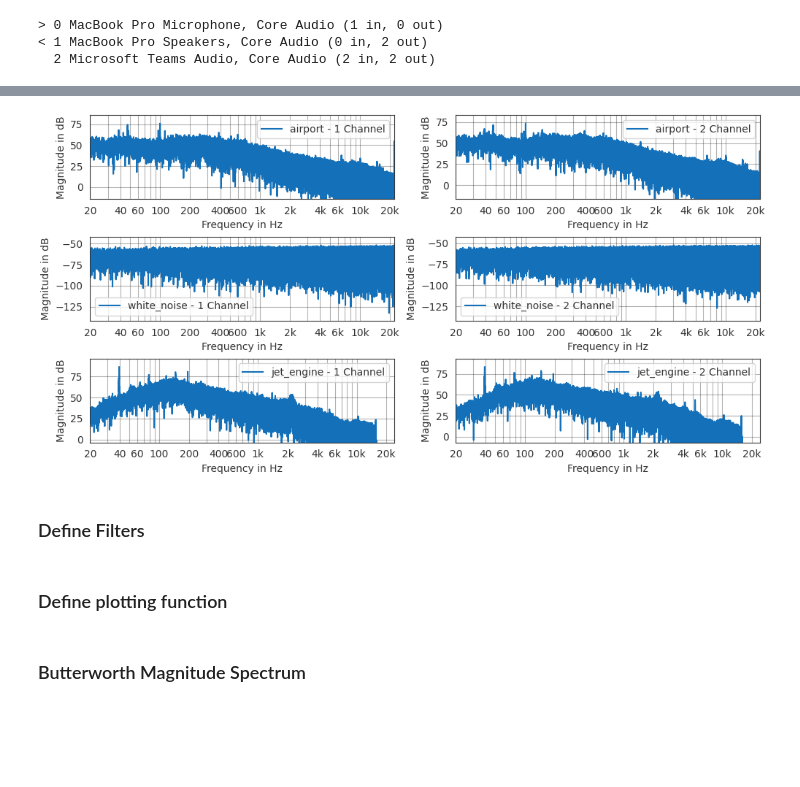
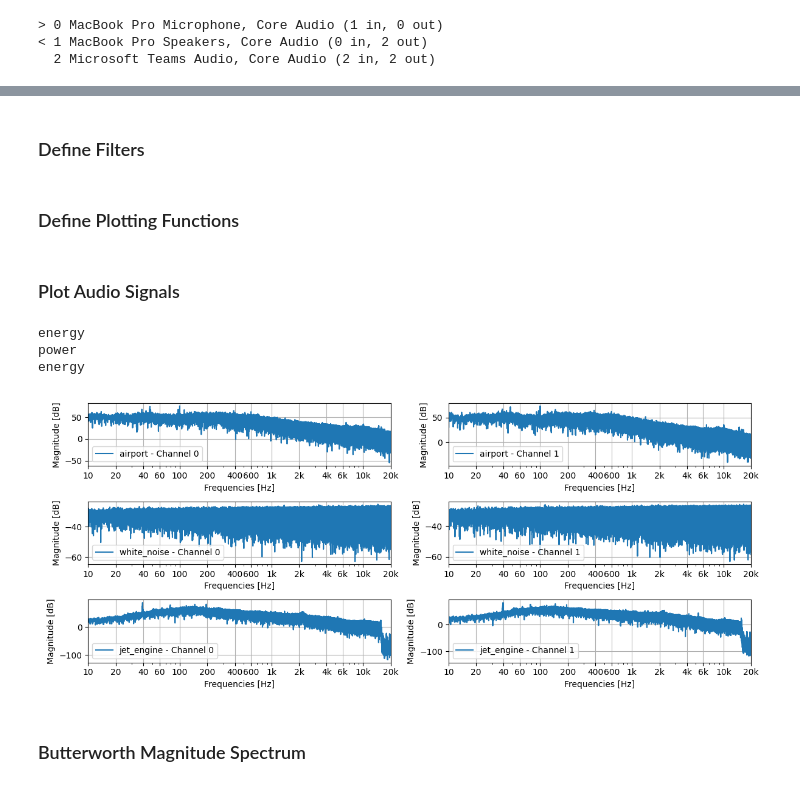
Before and after one commit to nguyen-elevear/bachelor_arbeit, a Jupyter notebook: audio_pyfar.ipynb, the cells around one changed output, grey strips where cells are left out. Cells and saved outputs as stored; diff of their text form; code cells hidden in the pictures; blank space fills up the shorter version.

Commit message:
Change plotting functions and adjust bell's center frequency

```diff
--- a/audio_pyfar.ipynb
+++ b/audio_pyfar.ipynb
@@ -76,17 +81,3 @@ display(HTML(custom_css))
-# %%
-with pf.plot.context():
-    fig, ax = plt.subplots(3, 2, figsize=(10, 5))
-    row = 0
-    column = 0
-    for type, signal in audio.items():
-        for channel in range(0, signal.cshape[0]):
-            pf.plot.freq(signal[channel], label=f'{type} - {channel + 1} Channel', ax=ax[row, column])
-            ax[row, column].legend()
-            column += 1
-        row += 1
-        column = 0
-# %% [output]
-[figure, removed]
 # %% [markdown]
 ### Define Filters ###
 # %%
@@ -99,4 +91,4 @@ def get_butterworth(signal, order, cutoff, sample_rate, btype='lowpass'):
 def get_bell(signal, center_freq, gain, bandwidth, sample_rate):
     return pf.dsp.filter.bell(signal, center_freq, gain, center_freq/bandwidth, sampling_rate=sample_rate)
 # %% [markdown]
-### Define plotting function
+### Define Plotting Functions ###
@@ -125,2 +160,11 @@ def plot_bell():
+# %% [markdown]
+### Plot Audio Signals ###
+# %%
+plot_freq(3, 2, audio)
+# %% [output]
+energy
+power
+energy
+[figure, added]
 # %% [markdown]
 ### Butterworth Magnitude Spectrum ###
```
Also changed, not shown: parts of 14 cells of this notebook.
